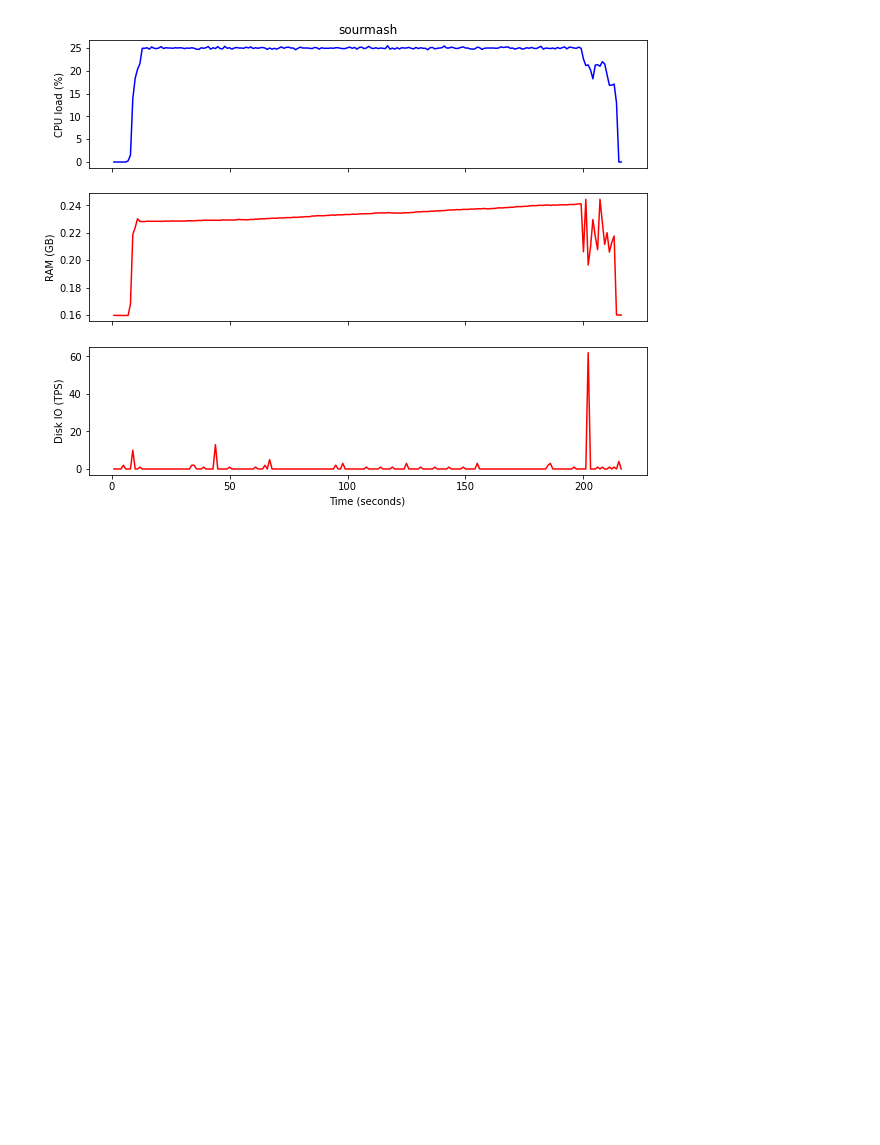
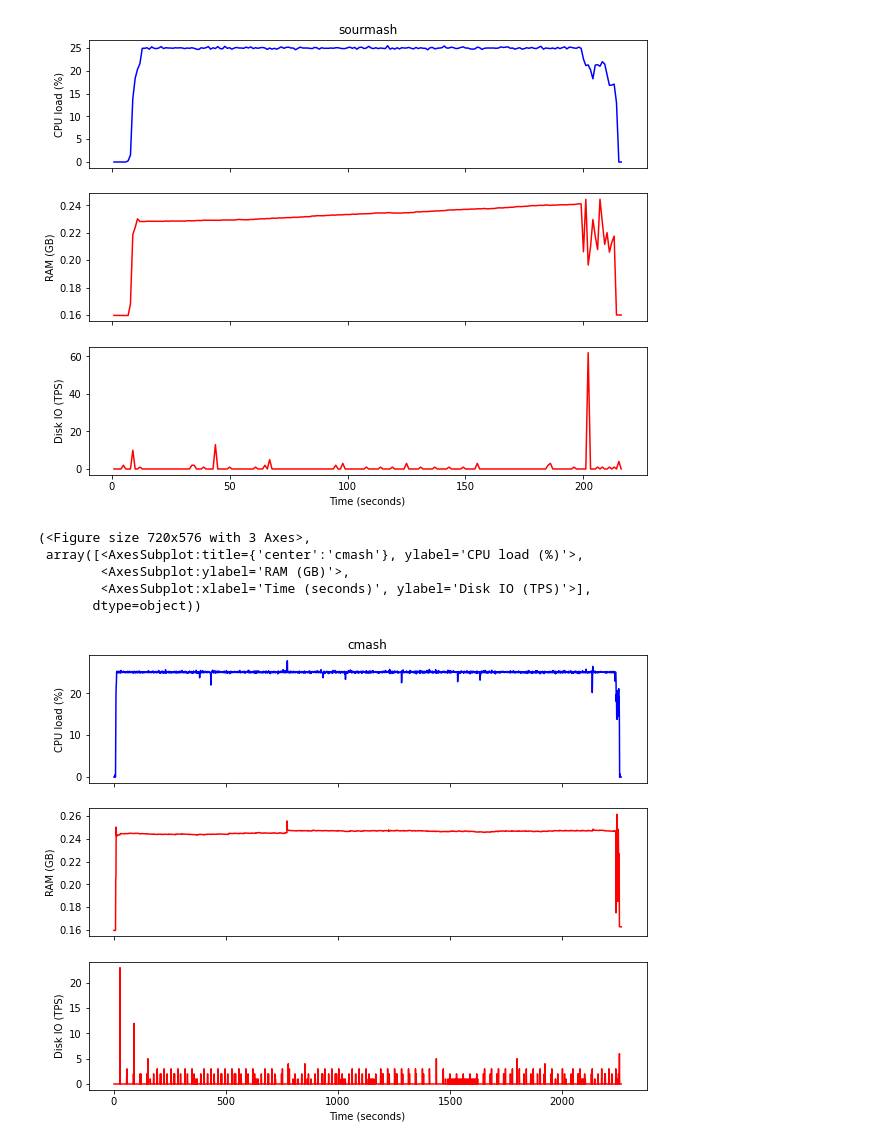
Before and after one commit to ctb/2021-bothie-sartre2, a Jupyter notebook: index.ipynb, the cells around one changed output. Cells and saved outputs as stored; diff of their text form; code cells hidden in the pictures; blank space fills up the shorter version.

Commit message:
add cmash

```diff
--- a/index.ipynb
+++ b/index.ipynb
@@ -31,11 +31,20 @@ import gzip
 # %%
 # parse sar output
 with gzip.open('output.sourmash/cpu.txt.gz', 'rt') as fp:
-    all_cpu = sarparse2.parse_cpu(fp)
+    sourmash_all_cpu = sarparse2.parse_cpu(fp)
 
 with gzip.open('output.sourmash/ram.txt.gz', 'rt') as fp:
-    all_ram = sarparse2.parse_ram(fp)
+    sourmash_all_ram = sarparse2.parse_ram(fp)
 
 with gzip.open('output.sourmash/disk.txt.gz', 'rt') as fp:
-    all_disk = sarparse2.parse_disk(fp)
+    sourmash_all_disk = sarparse2.parse_disk(fp)
+
+with gzip.open('output.cmash/cpu.txt.gz', 'rt') as fp:
+    cmash_all_cpu = sarparse2.parse_cpu(fp)
+
+with gzip.open('output.cmash/ram.txt.gz', 'rt') as fp:
+    cmash_all_ram = sarparse2.parse_ram(fp)
+
+with gzip.open('output.cmash/disk.txt.gz', 'rt') as fp:
+    cmash_all_disk = sarparse2.parse_disk(fp)
 # %%
@@ -64,7 +85,11 @@ def select_df_period(df, start_time, end_time):
     df.timesec -= start_time
     return df
 
-cpu = select_df_period(all_cpu, start_time, end_time)
-ram = select_df_period(all_ram, start_time, end_time)
-disk = select_df_period(all_disk, start_time, end_time)
+sourmash_cpu = select_df_period(sourmash_all_cpu, sourmash_start_time, sourmash_end_time)
+sourmash_ram = select_df_period(sourmash_all_ram, sourmash_start_time, sourmash_end_time)
+sourmash_disk = select_df_period(sourmash_all_disk, sourmash_start_time, sourmash_end_time)
+
+cmash_cpu = select_df_period(cmash_all_cpu, cmash_start_time, cmash_end_time)
+cmash_ram = select_df_period(cmash_all_ram, cmash_start_time, cmash_end_time)
+cmash_disk = select_df_period(cmash_all_disk, cmash_start_time, cmash_end_time)
 # %%
@@ -76,3 +101,12 @@ panel3(cpu, ram, disk, title='sourmash')
         <AxesSubplot:xlabel='Time (seconds)', ylabel='Disk IO (TPS)'>],
        dtype=object))
 [figure]
+# %%
+panel3(cmash_cpu, cmash_ram, cmash_disk, title='cmash')
+# %% [output]
+(<Figure size 720x576 with 3 Axes>,
+ array([<AxesSubplot:title={'center':'cmash'}, ylabel='CPU load (%)'>,
+        <AxesSubplot:ylabel='RAM (GB)'>,
+        <AxesSubplot:xlabel='Time (seconds)', ylabel='Disk IO (TPS)'>],
+       dtype=object))
+[figure, added]
```
Also changed, not shown: parts of 2 cells of this notebook, 5 other files.
